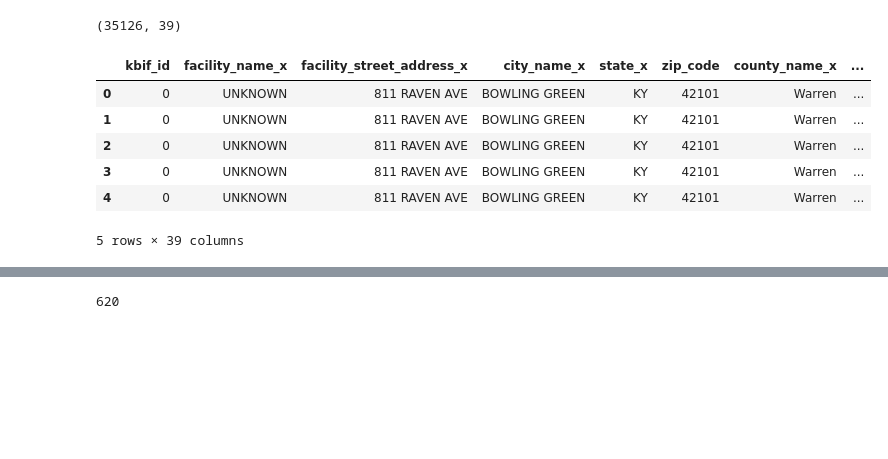
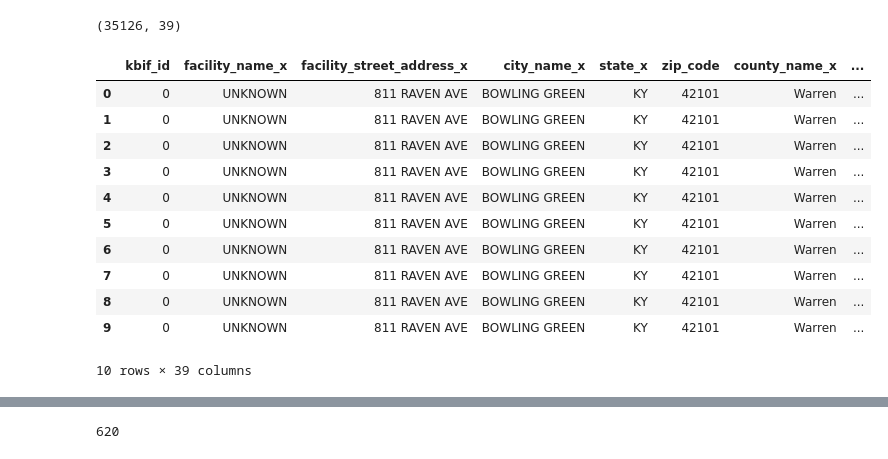
Before and after one commit to Mikes-Design/ky_traffic_analytics, a Jupyter notebook: worked_data/work.ipynb, the cells around one changed output, grey strips where cells are left out. Cells and saved outputs as stored; diff of their text form; code cells hidden in the pictures; blank space fills up the shorter version.

```diff
--- a/worked_data/work.ipynb
+++ b/worked_data/work.ipynb
@@ -340,12 +340,17 @@ merged_df.shape
 (35126, 39)
 # %%
 # shows the first few rows of the merged DataFrame to see what it looks like
-merged_df.head()
+merged_df.head(10)
 # %% [output]
 |  | kbif_id | facility_name_x | facility_street_address_x | city_name_x | state_x | zip_code | county_name_x | ... |
 | 0 | 0 | UNKNOWN | 811 RAVEN AVE | BOWLING GREEN | KY | 42101 | Warren | ... |
 | 1 | 0 | UNKNOWN | 811 RAVEN AVE | BOWLING GREEN | KY | 42101 | Warren | ... |
 | 2 | 0 | UNKNOWN | 811 RAVEN AVE | BOWLING GREEN | KY | 42101 | Warren | ... |
 | 3 | 0 | UNKNOWN | 811 RAVEN AVE | BOWLING GREEN | KY | 42101 | Warren | ... |
 | 4 | 0 | UNKNOWN | 811 RAVEN AVE | BOWLING GREEN | KY | 42101 | Warren | ... |
+| 5 | 0 | UNKNOWN | 811 RAVEN AVE | BOWLING GREEN | KY | 42101 | Warren | ... |
+| 6 | 0 | UNKNOWN | 811 RAVEN AVE | BOWLING GREEN | KY | 42101 | Warren | ... |
+| 7 | 0 | UNKNOWN | 811 RAVEN AVE | BOWLING GREEN | KY | 42101 | Warren | ... |
+| 8 | 0 | UNKNOWN | 811 RAVEN AVE | BOWLING GREEN | KY | 42101 | Warren | ... |
+| 9 | 0 | UNKNOWN | 811 RAVEN AVE | BOWLING GREEN | KY | 42101 | Warren | ... |
-5 rows × 39 columns
+10 rows × 39 columns
```
Also changed, not shown: parts of 5 cells of this notebook.
